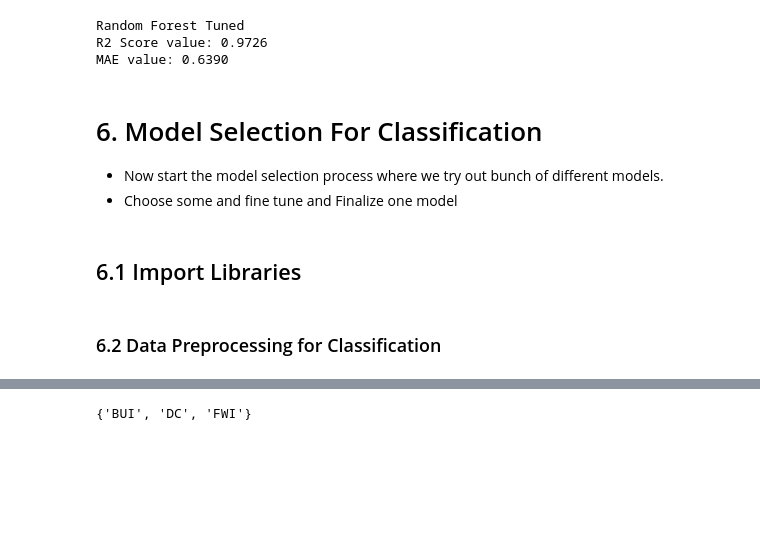
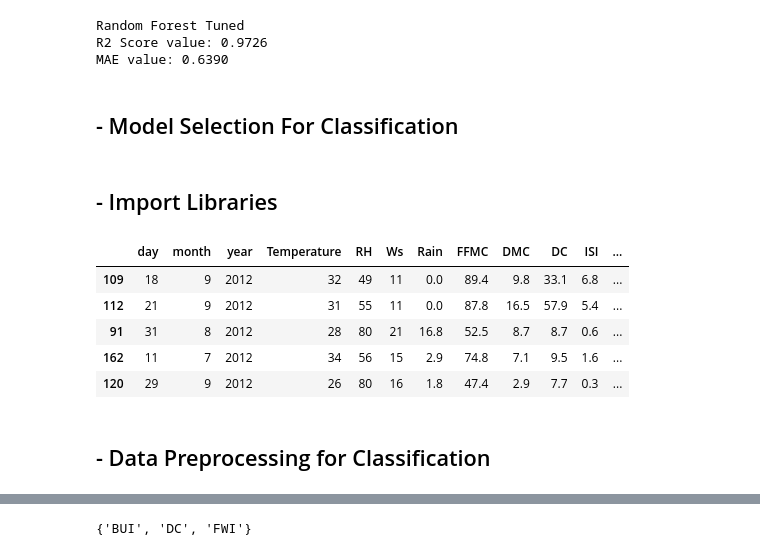
Before and after one commit to paul0070-23/Forest_Fire_Prediction, a Jupyter notebook: notebooks/Algerian_Forest_Fire_Part_2(Model).ipynb, the cells around one changed output, grey strips where cells are left out. Cells and saved outputs as stored; diff of their text form; code cells hidden in the pictures; blank space fills up the shorter version.

```diff
--- a/notebooks/Algerian_Forest_Fire_Part_2(Model).ipynb
+++ b/notebooks/Algerian_Forest_Fire_Part_2(Model).ipynb
@@ -397,11 +391,9 @@ import pickle
 pickle.dump(scaler_new,open('scaler.pkl','wb'))
 pickle.dump(best_random_grid,open('regressor.pkl','wb'))
 # %% [markdown]
-# 6. Model Selection For Classification
-* Now start the model selection process where we try out bunch of different models.
-* Choose some and fine tune and Finalize one model
+## - Model Selection For Classification
 # %% [markdown]
-## 6.1 Import Libraries
+## - Import Libraries
 # %%
 from sklearn.linear_model import LogisticRegression
 from sklearn.metrics import classification_report
@@ -409,8 +401,17 @@ from sklearn.metrics import accuracy_score
 from sklearn.metrics import ConfusionMatrixDisplay
 from sklearn.neighbors import KNeighborsClassifier
 from xgboost import XGBClassifier
+# %%
+df.sample(5)
+# %% [output]
+|  | day | month | year | Temperature | RH | Ws | Rain | FFMC | DMC | DC | ISI | ... |
+| 109 | 18 | 9 | 2012 | 32 | 49 | 11 | 0.0 | 89.4 | 9.8 | 33.1 | 6.8 | ... |
+| 112 | 21 | 9 | 2012 | 31 | 55 | 11 | 0.0 | 87.8 | 16.5 | 57.9 | 5.4 | ... |
+| 91 | 31 | 8 | 2012 | 28 | 80 | 21 | 16.8 | 52.5 | 8.7 | 8.7 | 0.6 | ... |
+| 162 | 11 | 7 | 2012 | 34 | 56 | 15 | 2.9 | 74.8 | 7.1 | 9.5 | 1.6 | ... |
+| 120 | 29 | 9 | 2012 | 26 | 80 | 16 | 1.8 | 47.4 | 2.9 | 7.7 | 0.3 | ... |
 # %% [markdown]
-### 6.2 Data Preprocessing for Classification
+## - Data Preprocessing for Classification
 # %%
 X = df.drop('Classes',axis=1)
 y= df['Classes']
```
Also changed, not shown: parts of 18 cells of this notebook, 6 other files.
